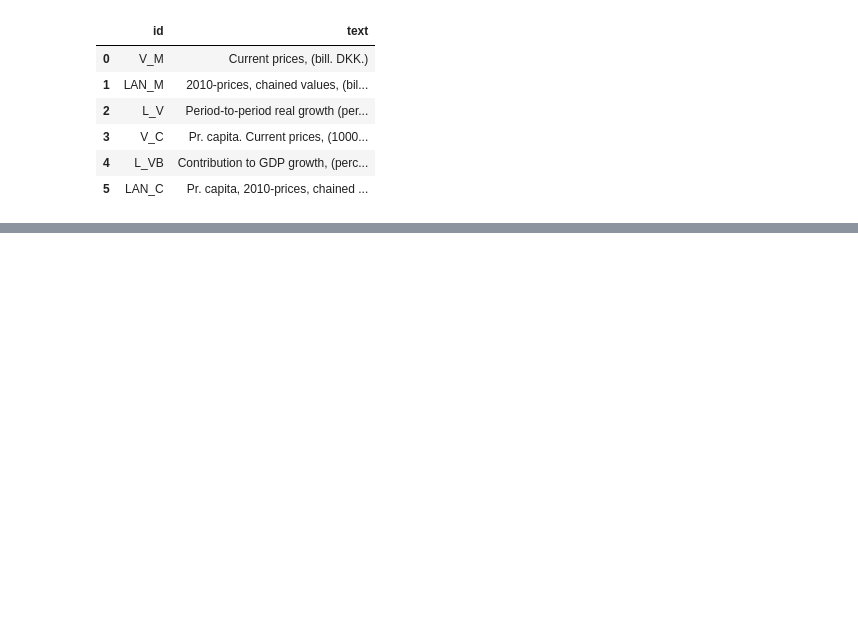
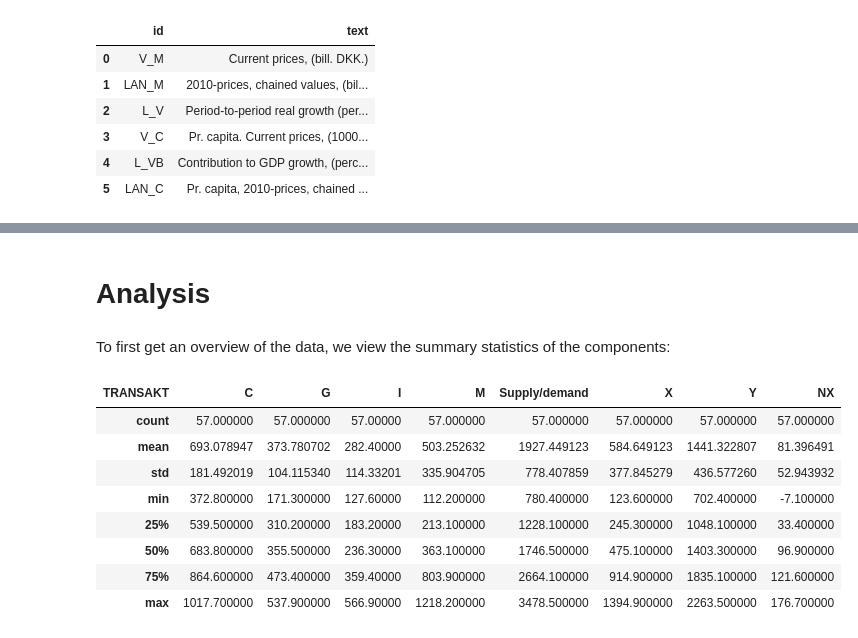
Before and after one commit to NumEconCopenhagen/projects-2023-tgr401, a Jupyter notebook: dataproject/Final_dataproject.ipynb, the cells around one changed output, grey strips where cells are left out. Drawn from its saved outputs; the diff is of its cells as text; code cells hidden in the pictures; blank space fills up the shorter version.

```diff
--- a/dataproject/Final_dataproject.ipynb
+++ b/dataproject/Final_dataproject.ipynb
@@ -181,0 +142,16 @@ df
+# %% [markdown]
+# Analysis
+# %% [markdown]
+To first get an overview of the data, we view the summary statistics of the components:
+# %%
+dkbal.describe()
+# %% [output]
+| TRANSAKT | C | G | I | M | Supply/demand | X | Y | NX |
+| count | 57.000000 | 57.000000 | 57.00000 | 57.000000 | 57.000000 | 57.000000 | 57.000000 | 57.000000 |
+| mean | 693.078947 | 373.780702 | 282.40000 | 503.252632 | 1927.449123 | 584.649123 | 1441.322807 | 81.396491 |
+| std | 181.492019 | 104.115340 | 114.33201 | 335.904705 | 778.407859 | 377.845279 | 436.577260 | 52.943932 |
+| min | 372.800000 | 171.300000 | 127.60000 | 112.200000 | 780.400000 | 123.600000 | 702.400000 | -7.100000 |
+| 25% | 539.500000 | 310.200000 | 183.20000 | 213.100000 | 1228.100000 | 245.300000 | 1048.100000 | 33.400000 |
+| 50% | 683.800000 | 355.500000 | 236.30000 | 363.100000 | 1746.500000 | 475.100000 | 1403.300000 | 96.900000 |
+| 75% | 864.600000 | 473.400000 | 359.40000 | 803.900000 | 2664.100000 | 914.900000 | 1835.100000 | 121.600000 |
+| max | 1017.700000 | 537.900000 | 566.90000 | 1218.200000 | 3478.500000 | 1394.900000 | 2263.500000 | 176.700000 |
```
Also changed, not shown: parts of 34 cells of this notebook, 3 other files.
